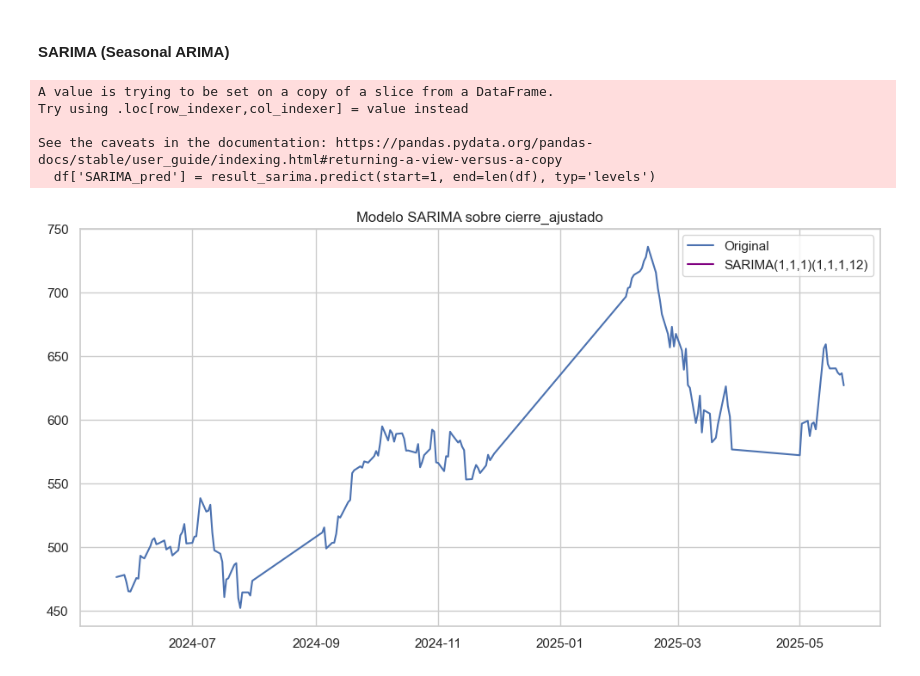
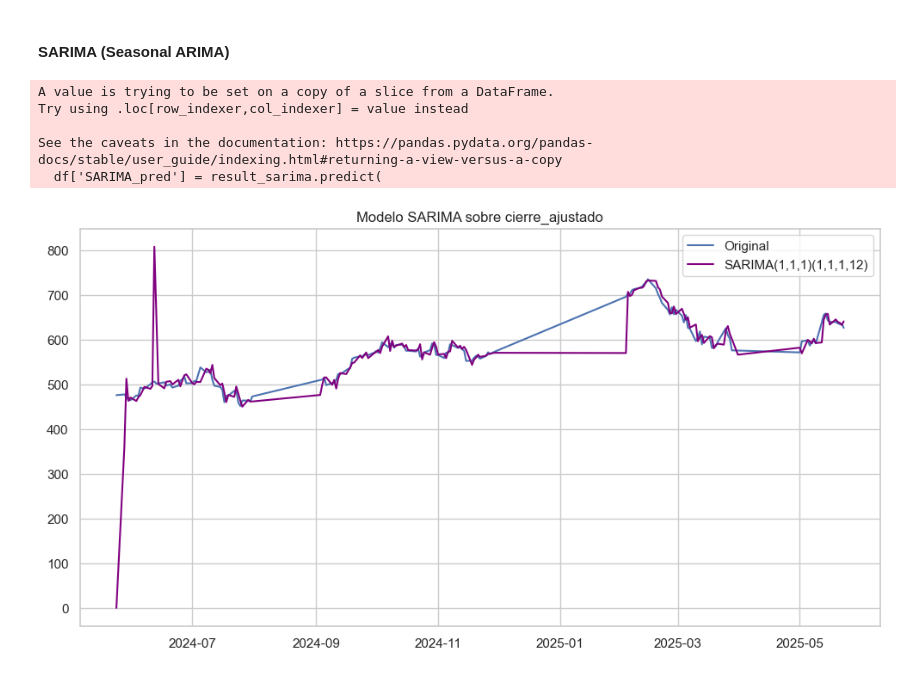
Before and after one commit to NikolTR/PIV_2025-1, a Jupyter notebook: src/piv/series_temporales_yahoo.ipynb, the cells around one changed output. Saved outputs shown, nothing was run; the diff lists cells and outputs as text; code cells hidden in the pictures.

Commit message:
Series temporales completado

```diff
--- a/src/piv/series_temporales_yahoo.ipynb
+++ b/src/piv/series_temporales_yahoo.ipynb
@@ -270,6 +270,9 @@ result_arima = model_arima.fit()
 # Predicción (alineada con el índice original)
 pred = result_arima.predict(start=df.index[1], end=df.index[-1], typ='levels')
 
+# Guardar la predicción en el DataFrame
+df['ARIMA_pred'] = pred
+
 # Visualización
 plt.figure(figsize=(12,6))
 plt.plot(df['cierre_ajustado'], label='Original')
@@ -337,28 +344,32 @@ BIC para AR(11): 1431.4710717318715
 # %%
 model_sarima = SARIMAX(
     df['cierre_ajustado'],
     order=(1, 1, 1),
     seasonal_order=(1, 1, 1, 12),
     enforce_stationarity=False,
     enforce_invertibility=False
 )
 
 result_sarima = model_sarima.fit()
 
-# Predicción
-df['SARIMA_pred'] = result_sarima.predict(start=1, end=len(df), typ='levels')
+# Predicción usando el índice temporal
+df['SARIMA_pred'] = result_sarima.predict(
+    start=df.index[0],
+    end=df.index[-1],
+    typ='levels'
+)
 
 # Visualización
 plt.figure(figsize=(12, 6))
 plt.plot(df['cierre_ajustado'], label='Original')
 plt.plot(df['SARIMA_pred'], label='SARIMA(1,1,1)(1,1,1,12)', color='purple')
 plt.title('Modelo SARIMA sobre cierre_ajustado')
 plt.legend()
 plt.show()
 # %% [output]
 A value is trying to be set on a copy of a slice from a DataFrame.
 Try using .loc[row_indexer,col_indexer] = value instead
 
 See the caveats in the documentation: https://pandas.pydata.org/pandas-docs/stable/user_guide/indexing.html#returning-a-view-versus-a-copy
-  df['SARIMA_pred'] = result_sarima.predict(start=1, end=len(df), typ='levels')
+  df['SARIMA_pred'] = result_sarima.predict(
-[figure, old version]
+[figure, new version]
```
Also changed, not shown: parts of 7 cells of this notebook.
